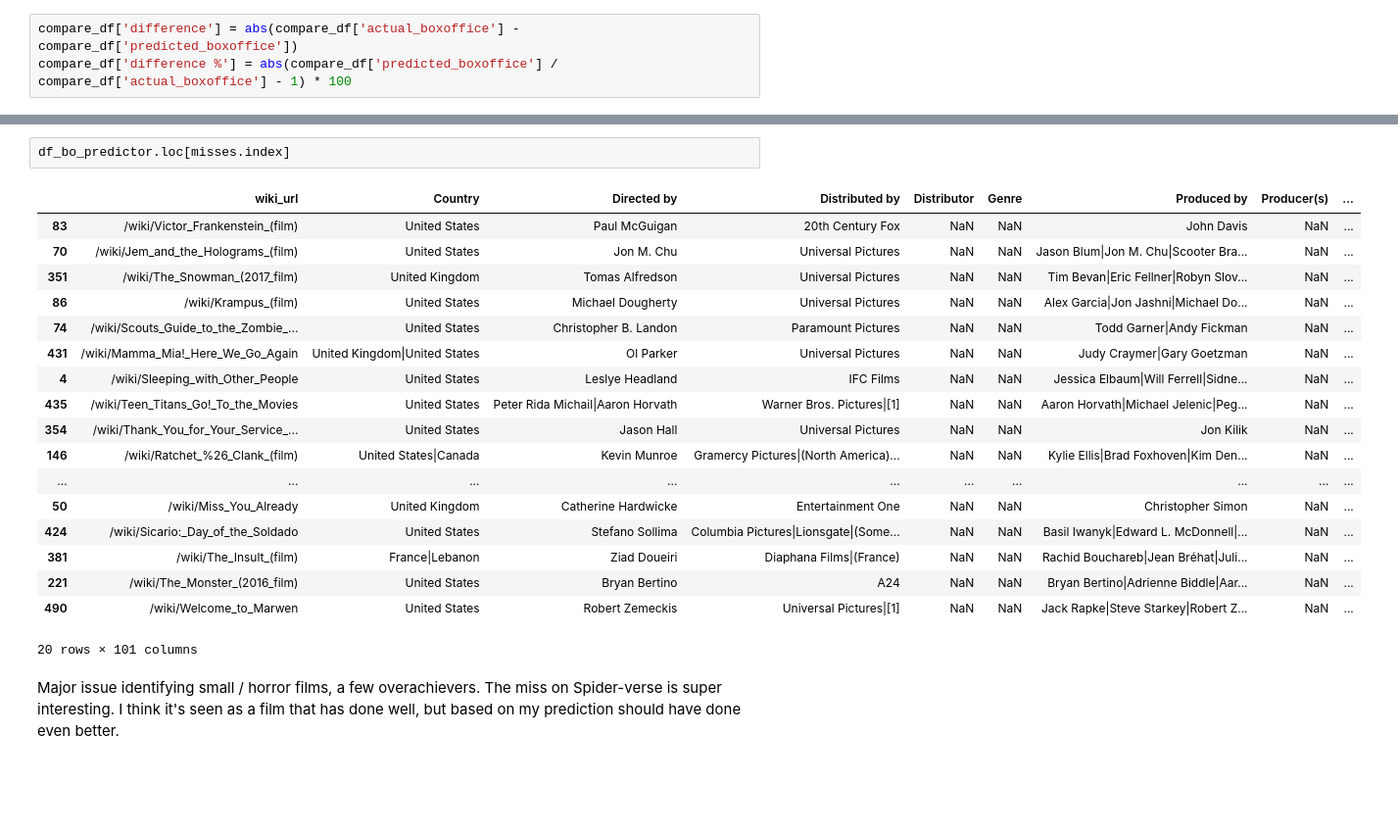
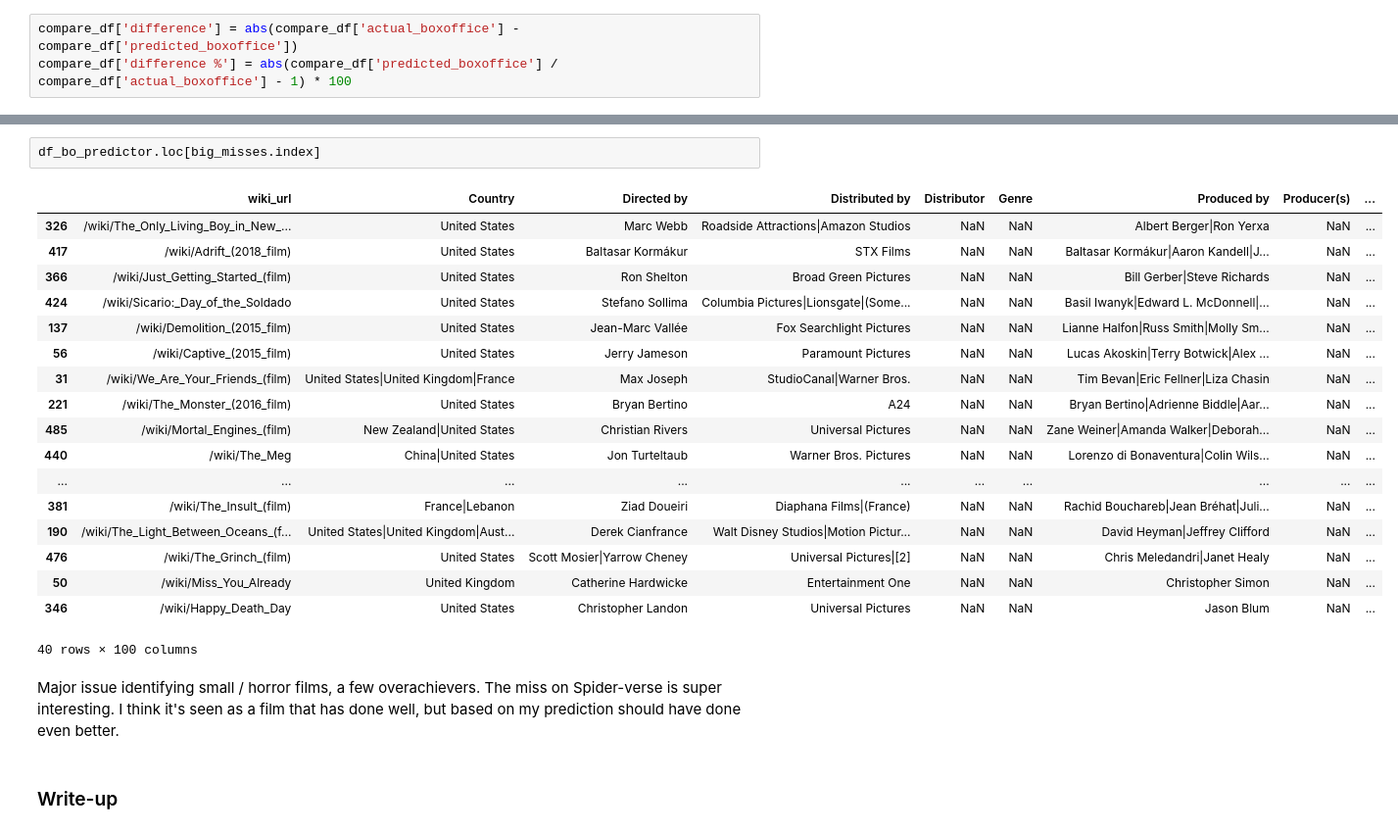
Before and after one commit to kylemcorliss/Thinkful, a Jupyter notebook: Unit 3 Capstone/Unit_3_Capstone.model.ipynb, the cells around one changed output, grey strips where cells are left out. Shown at 98% size. Drawn from its saved outputs; the diff is of its cells as text; blank space fills up the shorter version.

```diff
--- a/Unit 3 Capstone/Unit_3_Capstone.model.ipynb
+++ b/Unit 3 Capstone/Unit_3_Capstone.model.ipynb
@@ -844,23 +844,25 @@ big_misses
 # %%
-df_bo_predictor.loc[misses.index]
+df_bo_predictor.loc[big_misses.index]
 # %% [output]
 |  | wiki_url | Country | Directed by | Distributed by | Distributor | Genre | Produced by | Producer(s) | ... |
-| 83 | /wiki/Victor_Frankenstein_(film) | United States | Paul McGuigan | 20th Century Fox | NaN | NaN | John Davis | NaN | ... |
-| 70 | /wiki/Jem_and_the_Holograms_(film) | United States | Jon M. Chu | Universal Pictures | NaN | NaN | Jason Blum|Jon M. Chu|Scooter Bra... | NaN | ... |
-| 351 | /wiki/The_Snowman_(2017_film) | United Kingdom | Tomas Alfredson | Universal Pictures | NaN | NaN | Tim Bevan|Eric Fellner|Robyn Slov... | NaN | ... |
-| 86 | /wiki/Krampus_(film) | United States | Michael Dougherty | Universal Pictures | NaN | NaN | Alex Garcia|Jon Jashni|Michael Do... | NaN | ... |
-| 74 | /wiki/Scouts_Guide_to_the_Zombie_... | United States | Christopher B. Landon | Paramount Pictures | NaN | NaN | Todd Garner|Andy Fickman | NaN | ... |
-| 431 | /wiki/Mamma_Mia!_Here_We_Go_Again | United Kingdom|United States | Ol Parker | Universal Pictures | NaN | NaN | Judy Craymer|Gary Goetzman | NaN | ... |
-| 4 | /wiki/Sleeping_with_Other_People | United States | Leslye Headland | IFC Films | NaN | NaN | Jessica Elbaum|Will Ferrell|Sidne... | NaN | ... |
-| 435 | /wiki/Teen_Titans_Go!_To_the_Movies | United States | Peter Rida Michail|Aaron Horvath | Warner Bros. Pictures|[1] | NaN | NaN | Aaron Horvath|Michael Jelenic|Peg... | NaN | ... |
-| 354 | /wiki/Thank_You_for_Your_Service_... | United States | Jason Hall | Universal Pictures | NaN | NaN | Jon Kilik | NaN | ... |
-| 146 | /wiki/Ratchet_%26_Clank_(film) | United States|Canada | Kevin Munroe | Gramercy Pictures|(North America)... | NaN | NaN | Kylie Ellis|Brad Foxhoven|Kim Den... | NaN | ... |
+| 326 | /wiki/The_Only_Living_Boy_in_New_... | United States | Marc Webb | Roadside Attractions|Amazon Studios | NaN | NaN | Albert Berger|Ron Yerxa | NaN | ... |
+| 417 | /wiki/Adrift_(2018_film) | United States | Baltasar Kormákur | STX Films | NaN | NaN | Baltasar Kormákur|Aaron Kandell|J... | NaN | ... |
+| 366 | /wiki/Just_Getting_Started_(film) | United States | Ron Shelton | Broad Green Pictures | NaN | NaN | Bill Gerber|Steve Richards | NaN | ... |
+| 424 | /wiki/Sicario:_Day_of_the_Soldado | United States | Stefano Sollima | Columbia Pictures|Lionsgate|(Some... | NaN | NaN | Basil Iwanyk|Edward L. McDonnell|... | NaN | ... |
+| 137 | /wiki/Demolition_(2015_film) | United States | Jean-Marc Vallée | Fox Searchlight Pictures | NaN | NaN | Lianne Halfon|Russ Smith|Molly Sm... | NaN | ... |
+| 56 | /wiki/Captive_(2015_film) | United States | Jerry Jameson | Paramount Pictures | NaN | NaN | Lucas Akoskin|Terry Botwick|Alex ... | NaN | ... |
+| 31 | /wiki/We_Are_Your_Friends_(film) | United States|United Kingdom|France | Max Joseph | StudioCanal|Warner Bros. | NaN | NaN | Tim Bevan|Eric Fellner|Liza Chasin | NaN | ... |
+| 221 | /wiki/The_Monster_(2016_film) | United States | Bryan Bertino | A24 | NaN | NaN | Bryan Bertino|Adrienne Biddle|Aar... | NaN | ... |
+| 485 | /wiki/Mortal_Engines_(film) | New Zealand|United States | Christian Rivers | Universal Pictures | NaN | NaN | Zane Weiner|Amanda Walker|Deborah... | NaN | ... |
+| 440 | /wiki/The_Meg | China|United States | Jon Turteltaub | Warner Bros. Pictures | NaN | NaN | Lorenzo di Bonaventura|Colin Wils... | NaN | ... |
 | ... | ... | ... | ... | ... | ... | ... | ... | ... | ... |
+| 381 | /wiki/The_Insult_(film) | France|Lebanon | Ziad Doueiri | Diaphana Films|(France) | NaN | NaN | Rachid Bouchareb|Jean Bréhat|Juli... | NaN | ... |
+| 190 | /wiki/The_Light_Between_Oceans_(f... | United States|United Kingdom|Aust... | Derek Cianfrance | Walt Disney Studios|Motion Pictur... | NaN | NaN | David Heyman|Jeffrey Clifford | NaN | ... |
+| 476 | /wiki/The_Grinch_(film) | United States | Scott Mosier|Yarrow Cheney | Universal Pictures|[2] | NaN | NaN | Chris Meledandri|Janet Healy | NaN | ... |
 | 50 | /wiki/Miss_You_Already | United Kingdom | Catherine Hardwicke | Entertainment One | NaN | NaN | Christopher Simon | NaN | ... |
-| 424 | /wiki/Sicario:_Day_of_the_Soldado | United States | Stefano Sollima | Columbia Pictures|Lionsgate|(Some... | NaN | NaN | Basil Iwanyk|Edward L. McDonnell|... | NaN | ... |
-| 381 | /wiki/The_Insult_(film) | France|Lebanon | Ziad Doueiri | Diaphana Films|(France) | NaN | NaN | Rachid Bouchareb|Jean Bréhat|Juli... | NaN | ... |
-| 221 | /wiki/The_Monster_(2016_film) | United States | Bryan Bertino | A24 | NaN | NaN | Bryan Bertino|Adrienne Biddle|Aar... | NaN | ... |
-| 490 | /wiki/Welcome_to_Marwen | United States | Robert Zemeckis | Universal Pictures|[1] | NaN | NaN | Jack Rapke|Steve Starkey|Robert Z... | NaN | ... |
+| 346 | /wiki/Happy_Death_Day | United States | Christopher Landon | Universal Pictures | NaN | NaN | Jason Blum | NaN | ... |
-20 rows × 101 columns
+40 rows × 100 columns
 # %% [markdown]
 Major issue identifying small / horror films, a few overachievers. The miss on Spider-verse is super interesting. I think it's seen as a film that has done well, but based on my prediction should have done even better.
+# %% [markdown]
+### Write-up
```
Also changed, not shown: parts of 5 cells of this notebook.
